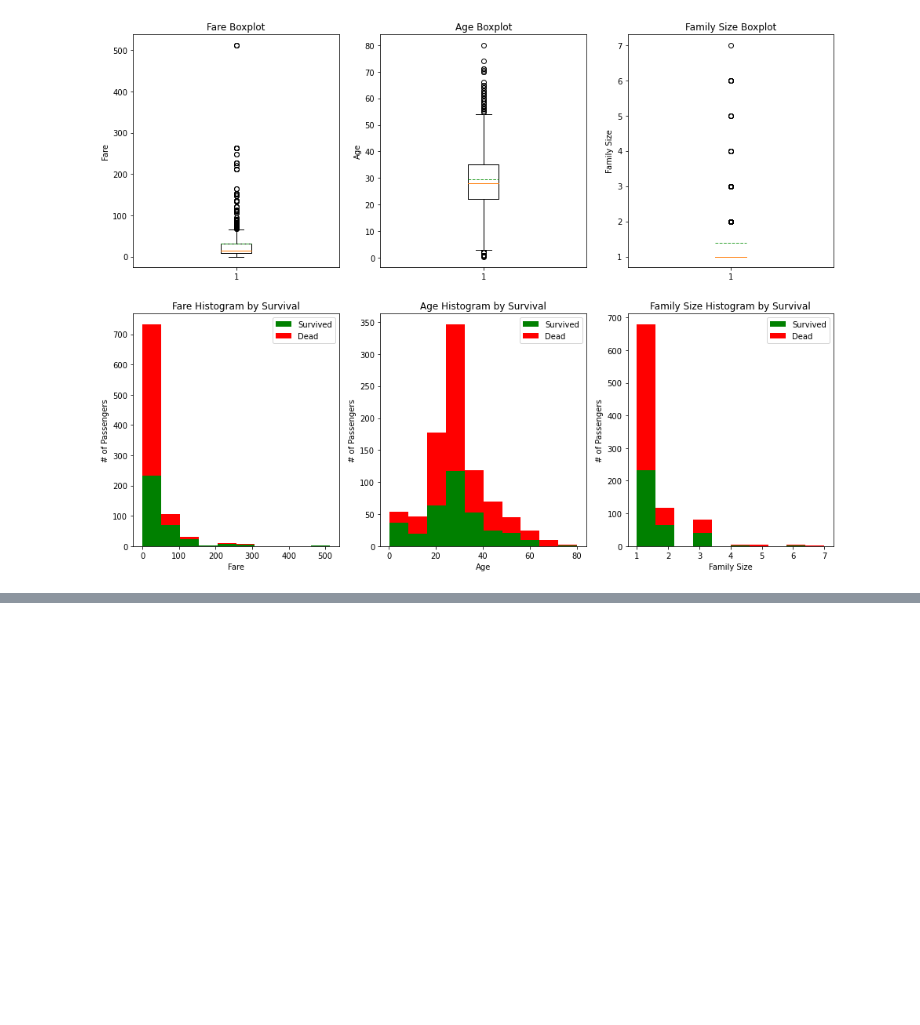
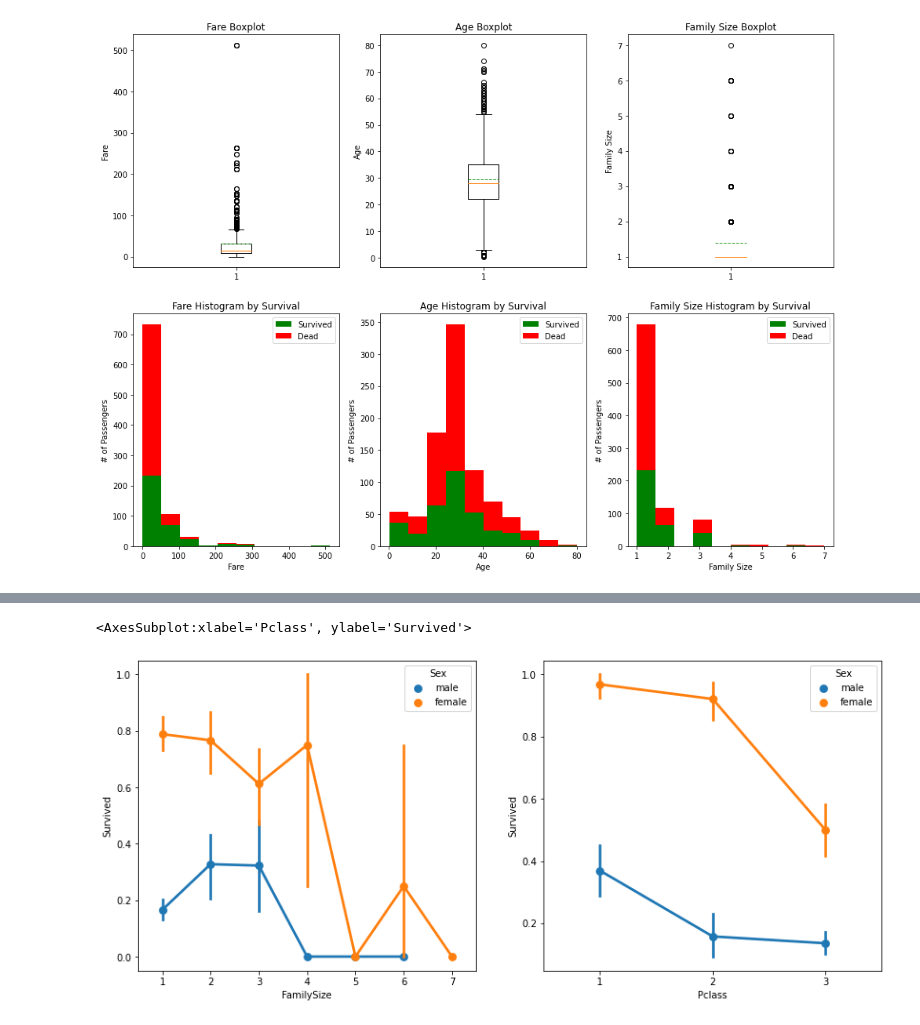
Before and after one commit to jsj267/Kaggle-Struggle, a Jupyter notebook: kaggle transcript/A Data Science Framework_To Achieve 99% Accuracy.ipynb, the cells around one changed output, grey strips where cells are left out. Cells and saved outputs as stored; diff of their text form; code cells hidden in the pictures; blank space fills up the shorter version.

```diff
--- a/kaggle transcript/A Data Science Framework_To Achieve 99% Accuracy.ipynb
+++ b/kaggle transcript/A Data Science Framework_To Achieve 99% Accuracy.ipynb
@@ -382,0 +424,8 @@ plt.legend()
+# %%
+fig, (maxis1, maxis2) = plt.subplots(1,2,figsize=(14, 6))
+
+sns.pointplot(x='FamilySize', y='Survived', hue='Sex', data=data1, ax=maxis1)
+sns.pointplot(x='Pclass', y='Survived', hue='Sex', data=data1, ax=maxis2)
+# %% [output]
+<AxesSubplot:xlabel='Pclass', ylabel='Survived'>
+[figure, added]
```
Also changed, not shown: parts of 12 cells of this notebook.
